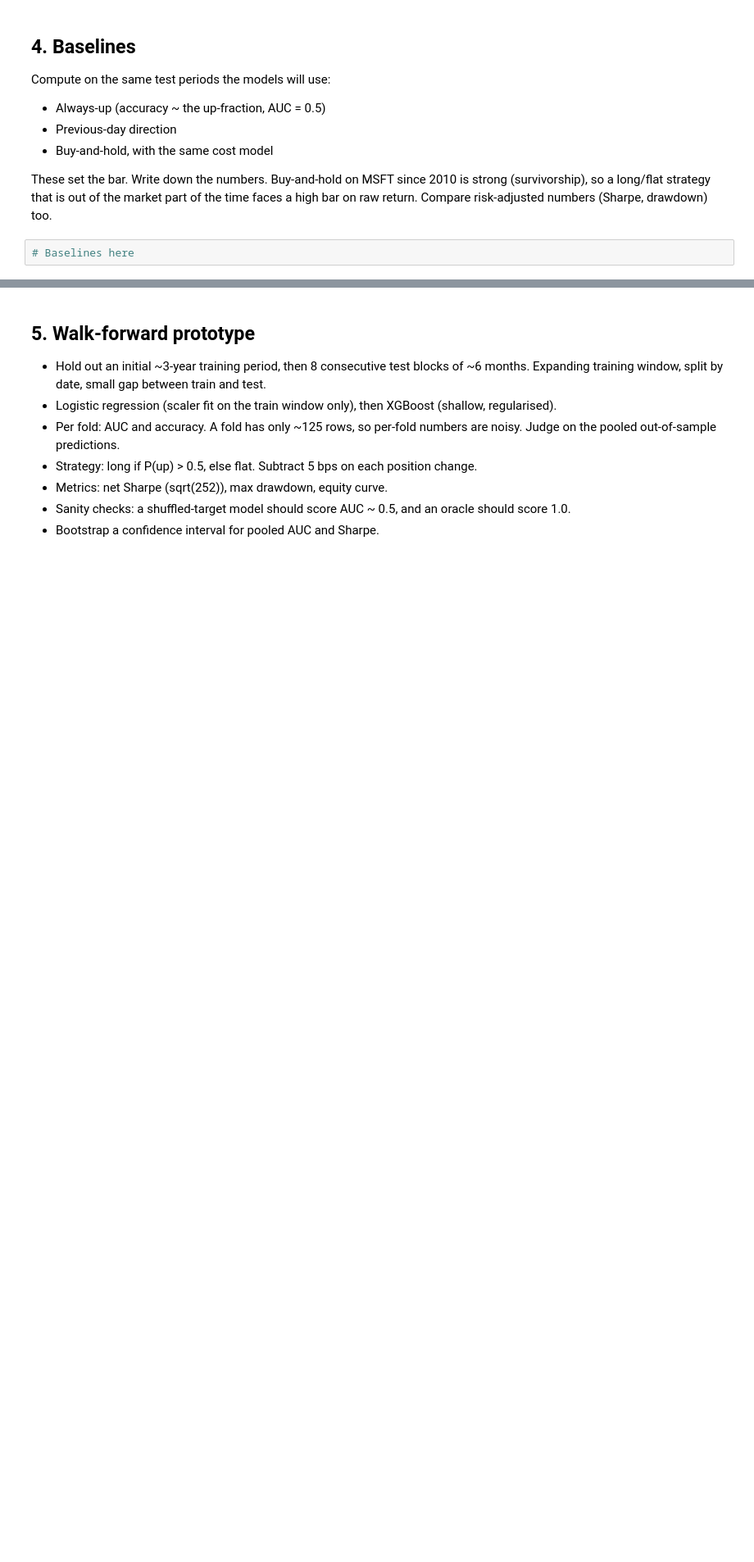
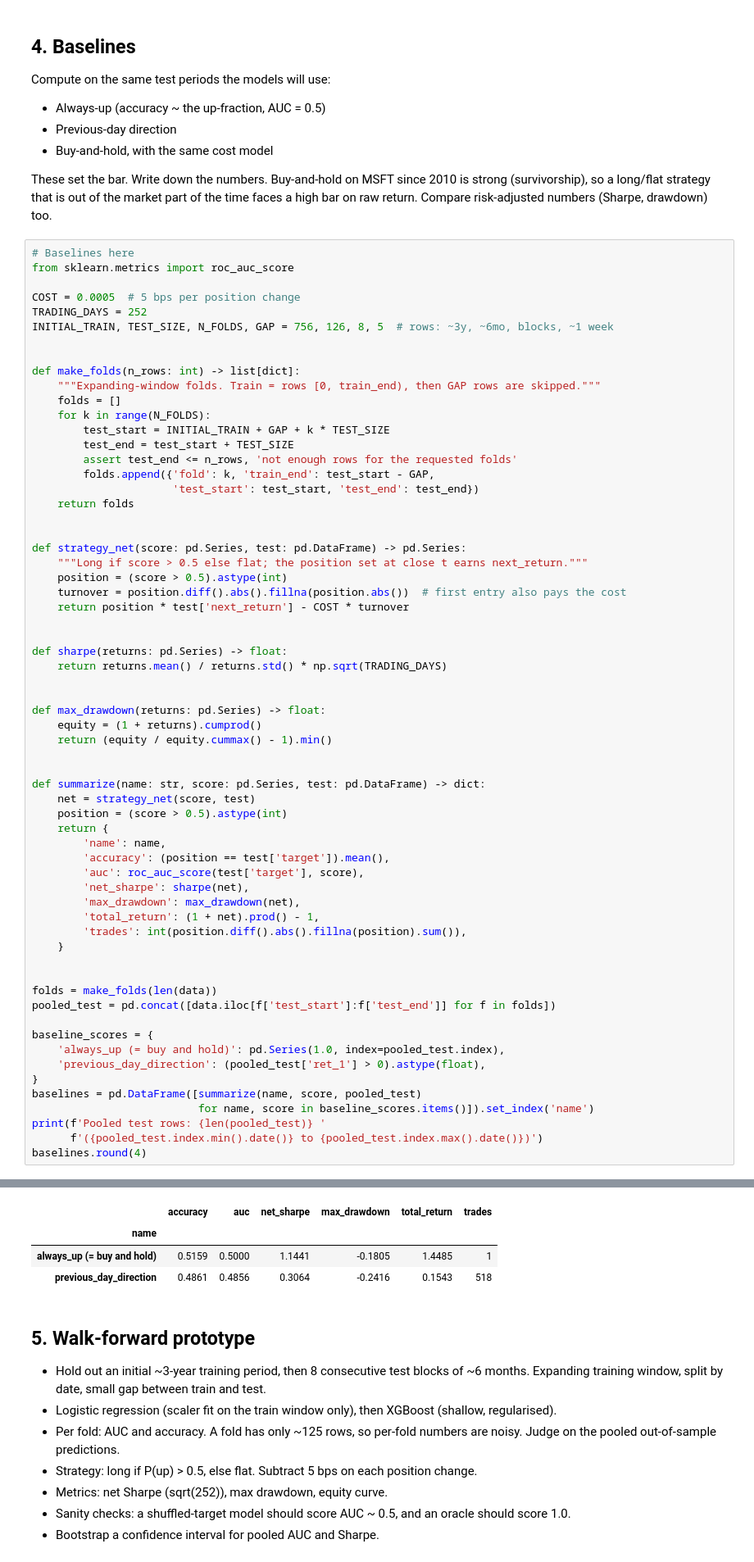
Before and after one commit to dhwanil1907/stock-market-price-prediction, a Jupyter notebook: notebooks/01_eda_baselines.ipynb, the cells around one changed output, grey strips where cells are left out. Shown at 82% size. Drawn from its saved outputs; the diff is of its cells as text; blank space fills up the shorter version.

```diff
--- a/notebooks/01_eda_baselines.ipynb
+++ b/notebooks/01_eda_baselines.ipynb
@@ -149,3 +212,65 @@ These set the bar. Write down the numbers. Buy-and-hold on MSFT since 2010 is st
 high bar on raw return. Compare risk-adjusted numbers (Sharpe, drawdown) too.
 # %%
 # Baselines here
+from sklearn.metrics import roc_auc_score
+
+COST = 0.0005  # 5 bps per position change
+TRADING_DAYS = 252
+INITIAL_TRAIN, TEST_SIZE, N_FOLDS, GAP = 756, 126, 8, 5  # rows: ~3y, ~6mo, blocks, ~1 week
+
+
+def make_folds(n_rows: int) -> list[dict]:
+    """Expanding-window folds. Train = rows [0, train_end), then GAP rows are skipped."""
+    folds = []
+    for k in range(N_FOLDS):
+        test_start = INITIAL_TRAIN + GAP + k * TEST_SIZE
+        test_end = test_start + TEST_SIZE
+        assert test_end <= n_rows, 'not enough rows for the requested folds'
+        folds.append({'fold': k, 'train_end': test_start - GAP,
+                      'test_start': test_start, 'test_end': test_end})
+    return folds
+
+
+def strategy_net(score: pd.Series, test: pd.DataFrame) -> pd.Series:
+    """Long if score > 0.5 else flat; the position set at close t earns next_return."""
+    position = (score > 0.5).astype(int)
+    turnover = position.diff().abs().fillna(position.abs())  # first entry also pays the cost
+    return position * test['next_return'] - COST * turnover
+
+
+def sharpe(returns: pd.Series) -> float:
+    return returns.mean() / returns.std() * np.sqrt(TRADING_DAYS)
+
+
+def max_drawdown(returns: pd.Series) -> float:
+    equity = (1 + returns).cumprod()
+    return (equity / equity.cummax() - 1).min()
+
+
+def summarize(name: str, score: pd.Series, test: pd.DataFrame) -> dict:
+    net = strategy_net(score, test)
+    position = (score > 0.5).astype(int)
+    return {
+        'name': name,
+        'accuracy': (position == test['target']).mean(),
+        'auc': roc_auc_score(test['target'], score),
+        'net_sharpe': sharpe(net),
+        'max_drawdown': max_drawdown(net),
+        'total_return': (1 + net).prod() - 1,
+        'trades': int(position.diff().abs().fillna(position).sum()),
+    }
+
+
+folds = make_folds(len(data))
+pooled_test = pd.concat([data.iloc[f['test_start']:f['test_end']] for f in folds])
+
+baseline_scores = {
+    'always_up (= buy and hold)': pd.Series(1.0, index=pooled_test.index),
+    'previous_day_direction': (pooled_test['ret_1'] > 0).astype(float),
+}
+baselines = pd.DataFrame([summarize(name, score, pooled_test)
+                          for name, score in baseline_scores.items()]).set_index('name')
+print(f'Pooled test rows: {len(pooled_test)} '
+      f'({pooled_test.index.min().date()} to {pooled_test.index.max().date()})')
+baselines.round(4)
+# %% [output]
@@ -152,3 +278,7 @@ high bar on raw return. Compare risk-adjusted numbers (Sharpe, drawdown) too.
+|  | accuracy | auc | net_sharpe | max_drawdown | total_return | trades |
+| name |  |  |  |  |  |  |
+| always_up (= buy and hold) | 0.5159 | 0.5000 | 1.1441 | -0.1805 | 1.4485 | 1 |
+| previous_day_direction | 0.4861 | 0.4856 | 0.3064 | -0.2416 | 0.1543 | 518 |
 # %% [markdown]
 ## 5. Walk-forward prototype
 
```
Also changed, not shown: parts of 7 cells of this notebook.
